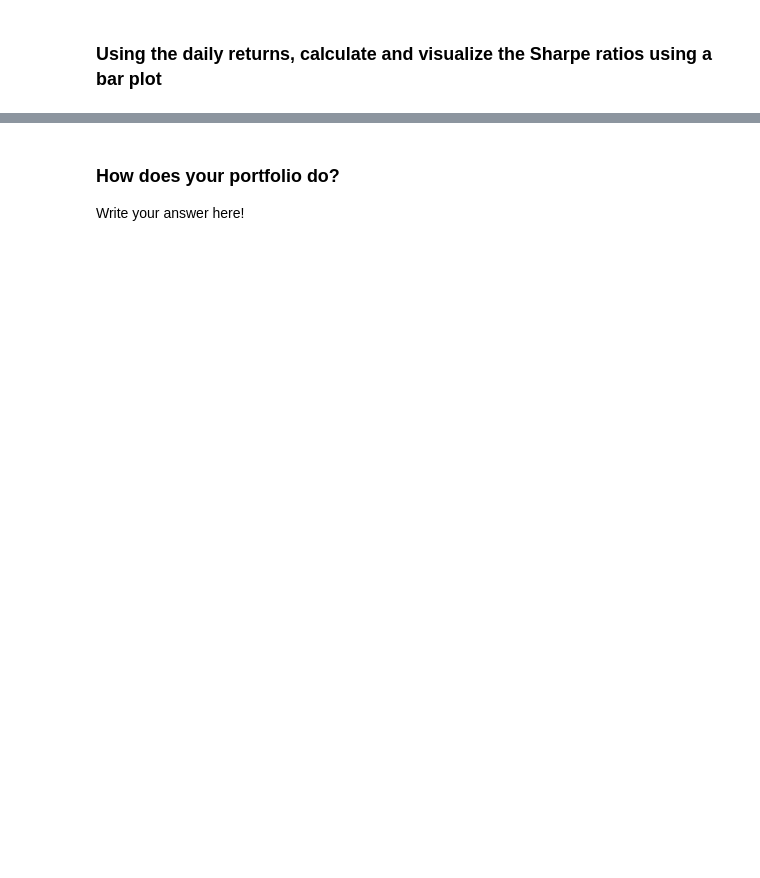
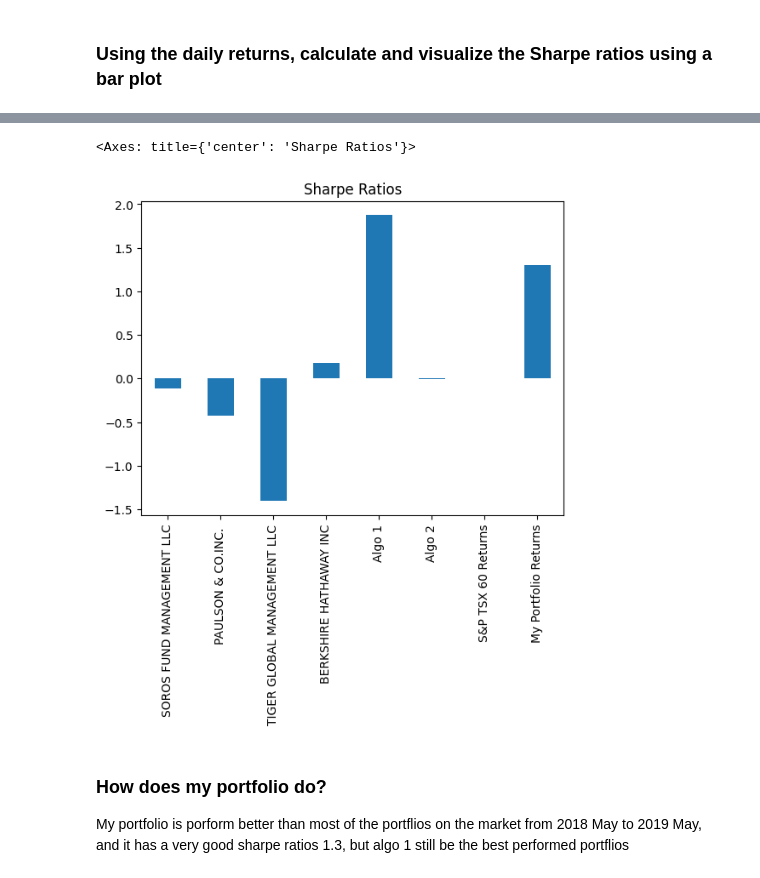
Before and after one commit to chyj0805/A-Whale-Off-the-Portfolio, a Jupyter notebook: Code/whale_analysis_oringal.ipynb, the cells around one changed output, grey strips where cells are left out. Drawn from its saved outputs; the diff is of its cells as text; code cells hidden in the pictures; blank space fills up the shorter version.

```diff
--- a/Code/whale_analysis_oringal.ipynb
+++ b/Code/whale_analysis_oringal.ipynb
@@ -660,0 +699,4 @@ all_portfolio_returns
+# %%
+# Calculate Annualized Sharpe Ratios
+sharpe_ratios_new = ((all_portfolio_returns.mean()-all_portfolio_returns['S&P TSX 60 Returns'].mean()) * 252) / (all_portfolio_returns.std() * np.sqrt(252))
+sharpe_ratios_new.sort_values(ascending=True)
@@ -661,6 +713,10 @@ all_portfolio_returns
 # %%
 # Visualize the sharpe ratios as a bar plot
+sharpe_ratios_new.plot(kind="bar", title="Sharpe Ratios")
+# %% [output]
+<Axes: title={'center': 'Sharpe Ratios'}>
+[figure, added]
-# %% [markdown]
-### How does your portfolio do?
-
-Write your answer here!
+# %% [markdown]
+### How does my portfolio do?
+
+My portfolio is porform better than most of the portflios on the market from 2018 May to 2019 May, and it has a very good sharpe ratios 1.3, but algo 1 still be the best performed portflios
```
Also changed, not shown: parts of 11 cells of this notebook.
